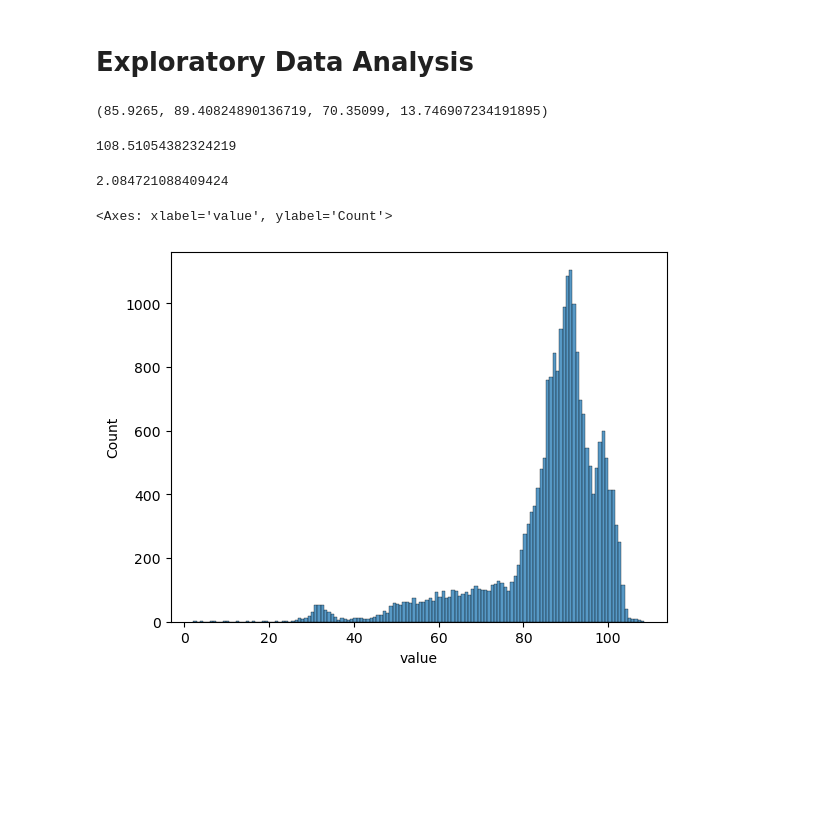
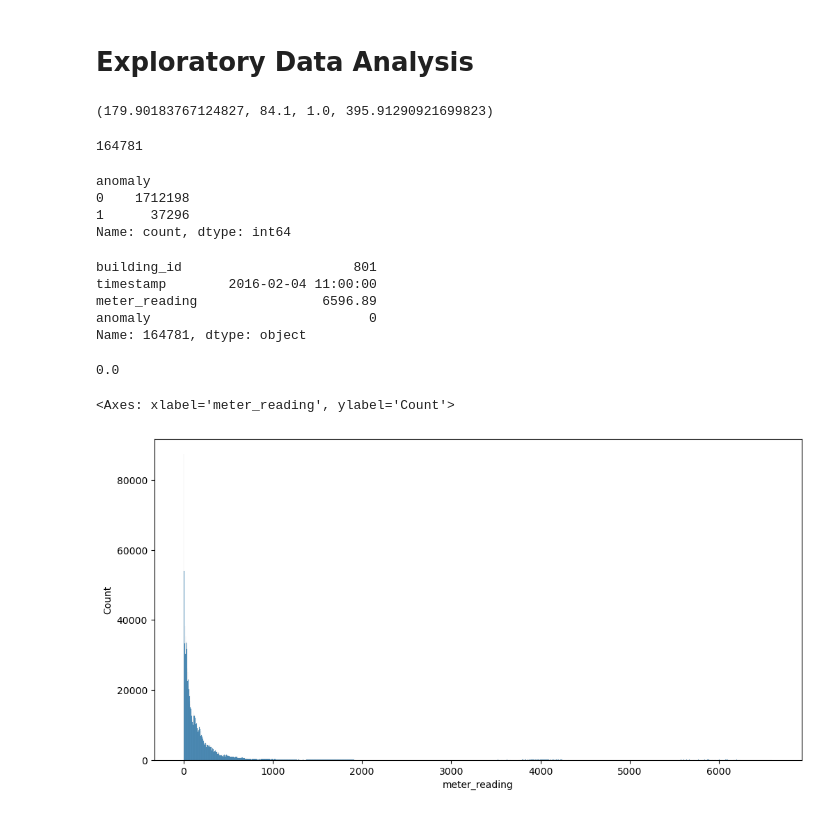
Before and after one commit to sai14karthik/Nexus-S1-Deakin-Internship, a Jupyter notebook: main2.ipynb, the cells around one changed output. Saved outputs shown, nothing was run; the diff lists cells and outputs as text; code cells hidden in the pictures; blank space fills up the shorter version.

```diff
--- a/main2.ipynb
+++ b/main2.ipynb
@@ -9,7 +9,7 @@ plt.rcParams["figure.figsize"]=(12,6)
 # %% [markdown]
 # Data importing and Pre-processing
 # %%
-df=pd.read_csv("LEAD.csv")
+df=pd.read_csv("datasets /LEAD.csv")
 # %%
 df.head()
 # %% [output]
@@ -44,3 +58,5 @@ dtype: int64
 data_converted = pd.concat([df[['timestamp']], df.drop('timestamp', axis=1).astype('float32')], axis=1)
 # %%
 df=data_converted
+# %%
+df['meter_reading'].fillna(df['meter_reading'].mean(), inplace=True)
@@ -49,23 +94,41 @@ df.to_csv("cleaned.csv")
 # %% [markdown]
 # Exploratory Data Analysis
 # %%
-mean_value = df['value'].mean()
-median_value = df['value'].median()
-std_dev_value = df['value'].std()
-mode_value = df['value'].mode()[0]
+mean_value = df['meter_reading'].mean()
+median_value = df['meter_reading'].median()
+std_dev_value = df['meter_reading'].std()
+mode_value = df['meter_reading'].mode()[0]
 mean_value, median_value, mode_value ,std_dev_value
 # %% [output]
-(85.9265, 89.40824890136719, 70.35099, 13.746907234191895)
+(179.90183767124827, 84.1, 1.0, 395.91290921699823)
 # %%
-df["value"].max()
+df["meter_reading"].max()
 # %% [output]
-108.51054382324219
+164781
+# %%
+df["anomaly"].value_counts()
+# %% [output]
+anomaly
+0    1712198
+1      37296
+Name: count, dtype: int64
+# %%
+max_meter_reading_index = df['meter_reading'].idxmax()
+
+max_meter_reading_row = df.loc[max_meter_reading_index]
+max_meter_reading_row
+# %% [output]
+building_id                      801
+timestamp        2016-02-04 11:00:00
+meter_reading                6596.89
+anomaly                            0
+Name: 164781, dtype: object
 # %%
-df["value"].min()
+df["meter_reading"].min()
 # %% [output]
-2.084721088409424
+0.0
 # %%
-sns.histplot(df["value"])
+sns.histplot(df["meter_reading"])
 # %% [output]
-<Axes: xlabel='value', ylabel='Count'>
+<Axes: xlabel='meter_reading', ylabel='Count'>
-[figure, old version]
+[figure, new version]
```
Also changed, not shown: parts of 8 cells of this notebook, 9 other files.
